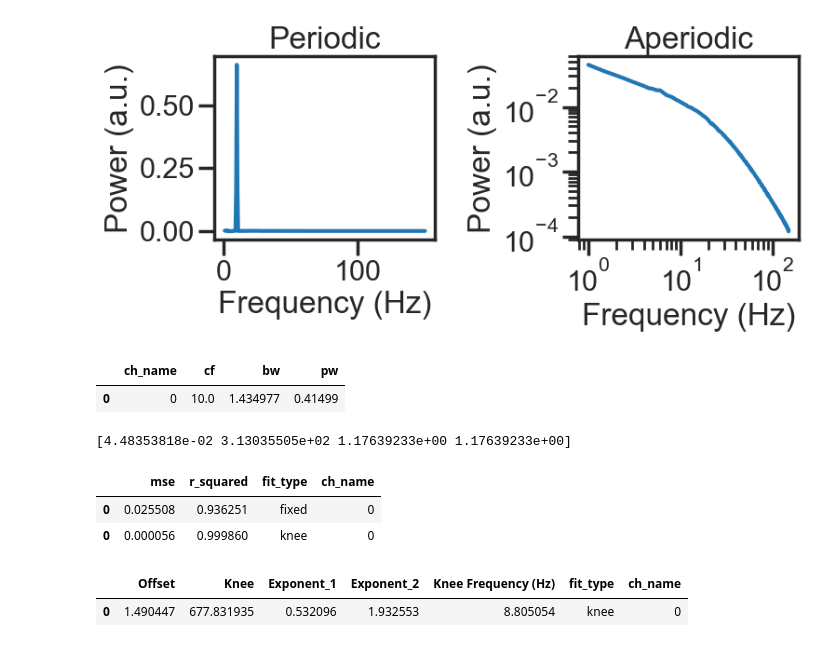
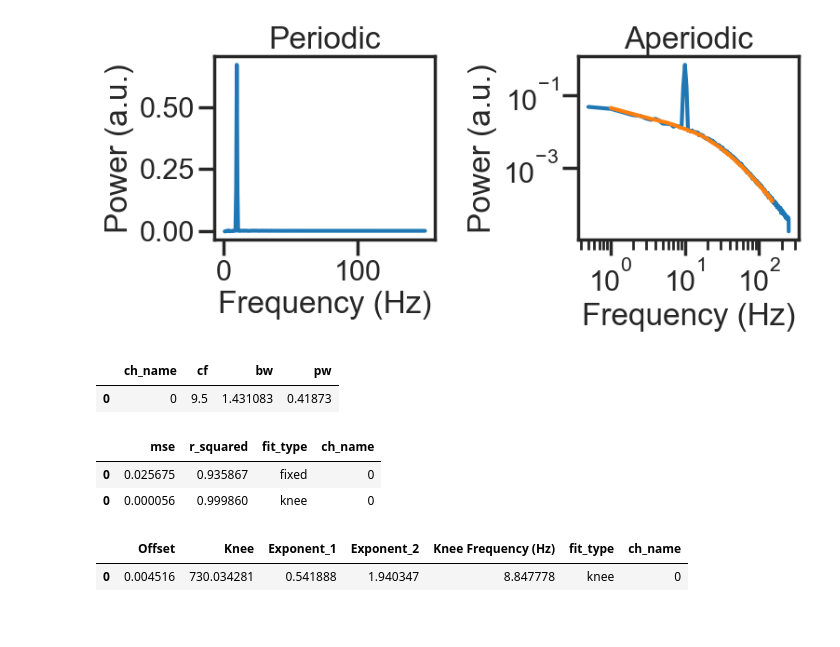
Before and after one commit to schmidtfa/pyrasa, a Jupyter notebook: examples/basic_functionality.ipynb, the cells around one changed output. Saved outputs shown, nothing was run; the diff lists cells and outputs as text; code cells hidden in the pictures.

```diff
--- a/examples/basic_functionality.ipynb
+++ b/examples/basic_functionality.ipynb
@@ -107,5 +232,5 @@ plt.tight_layout()
 # %%
-freq_irasa, psd_ap, psd_p = irasa(zscore(sig),
+freq_irasa, psd_ap, psd_p = irasa(sig,
                                   fs=fs,
                                   band=(1, 150),
                                   kwargs_psd={'nperseg': duration*fs,
@@ -115,39 +240,39 @@ freq_irasa, psd_ap, psd_p = irasa(zscore(sig),
 # %%
 f, axes = plt.subplots(ncols=2, figsize=(8, 4))
 axes[0].set_title('Periodic')
 axes[0].plot(freq_irasa, psd_p[0,:])
 axes[0].set_ylabel('Power (a.u.)')
 axes[0].set_xlabel('Frequency (Hz)')
 axes[1].set_title('Aperiodic')
+
+axes[1].loglog(freq[1:], psd[1:])
 axes[1].loglog(freq_irasa, psd_ap[0,:])
 axes[1].set_ylabel('Power (a.u.)')
 axes[1].set_xlabel('Frequency (Hz)')
 
 f.tight_layout()
 # %% [output]
-[figure, old version]
+[figure, new version]
 # %%
 # %% get periodic stuff
 from pyrasa.utils.peak_utils import get_peak_params
 get_peak_params(psd_p, freqs=freq_irasa)
 # %% [output]
 |  | ch_name | cf | bw | pw |
-| 0 | 0 | 10.0 | 1.434977 | 0.41499 |
+| 0 | 0 | 9.5 | 1.431083 | 0.41873 |
 # %%
 # %% get aperiodic stuff
 from pyrasa.utils.aperiodic_utils import compute_slope
 ap_params_f, gof_params_f = compute_slope(aperiodic_spectrum=psd_ap, freqs=freq_irasa, fit_func='fixed')
 ap_params_k, gof_params_k = compute_slope(aperiodic_spectrum=psd_ap, freqs=freq_irasa, fit_func='knee')
-# %% [output]
-[4.48353818e-02 3.13035505e+02 1.17639233e+00 1.17639233e+00]
 # %%
 pd.concat([gof_params_f, gof_params_k])
 # %% [output]
 |  | mse | r_squared | fit_type | ch_name |
-| 0 | 0.025508 | 0.936251 | fixed | 0 |
+| 0 | 0.025675 | 0.935867 | fixed | 0 |
 | 0 | 0.000056 | 0.999860 | knee | 0 |
 # %%
 ap_params_k
 # %% [output]
 |  | Offset | Knee | Exponent_1 | Exponent_2 | Knee Frequency (Hz) | fit_type | ch_name |
-| 0 | 1.490447 | 677.831935 | 0.532096 | 1.932553 | 8.805054 | knee | 0 |
+| 0 | 0.004516 | 730.034281 | 0.541888 | 1.940347 | 8.847778 | knee | 0 |
```
Also changed, not shown: parts of 23 cells of this notebook, 2 other files.
